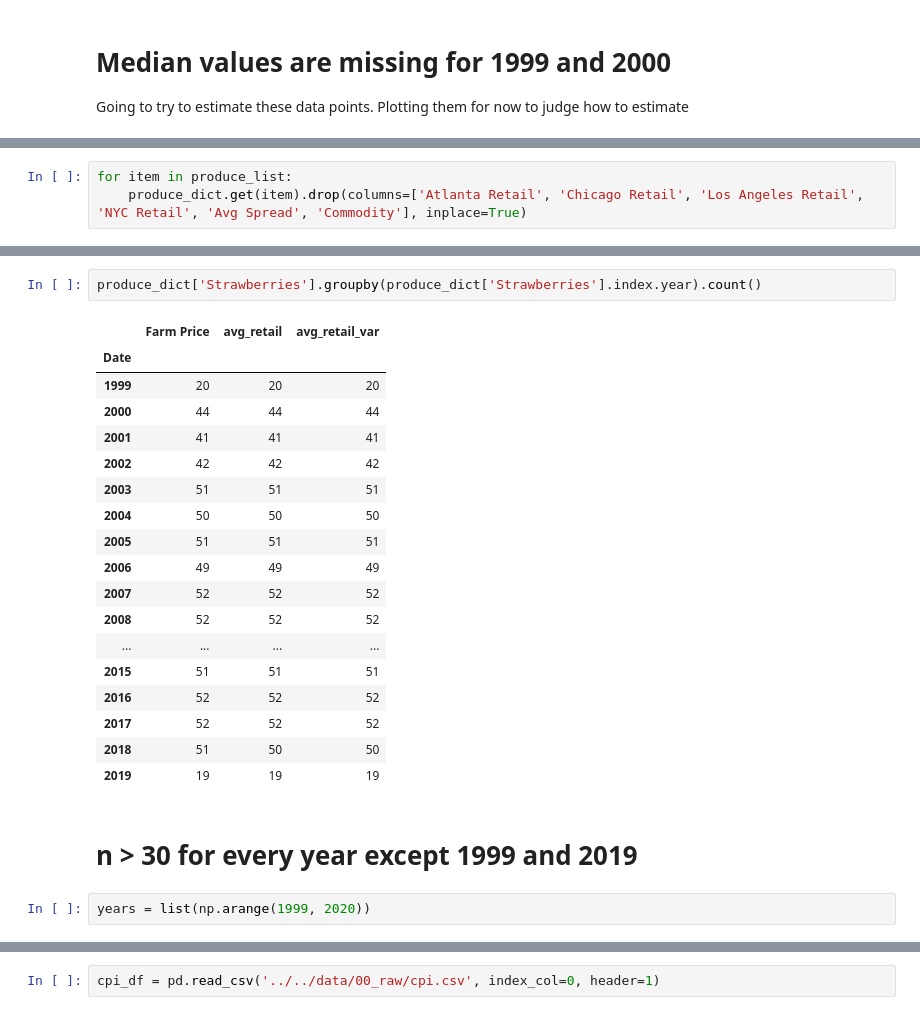
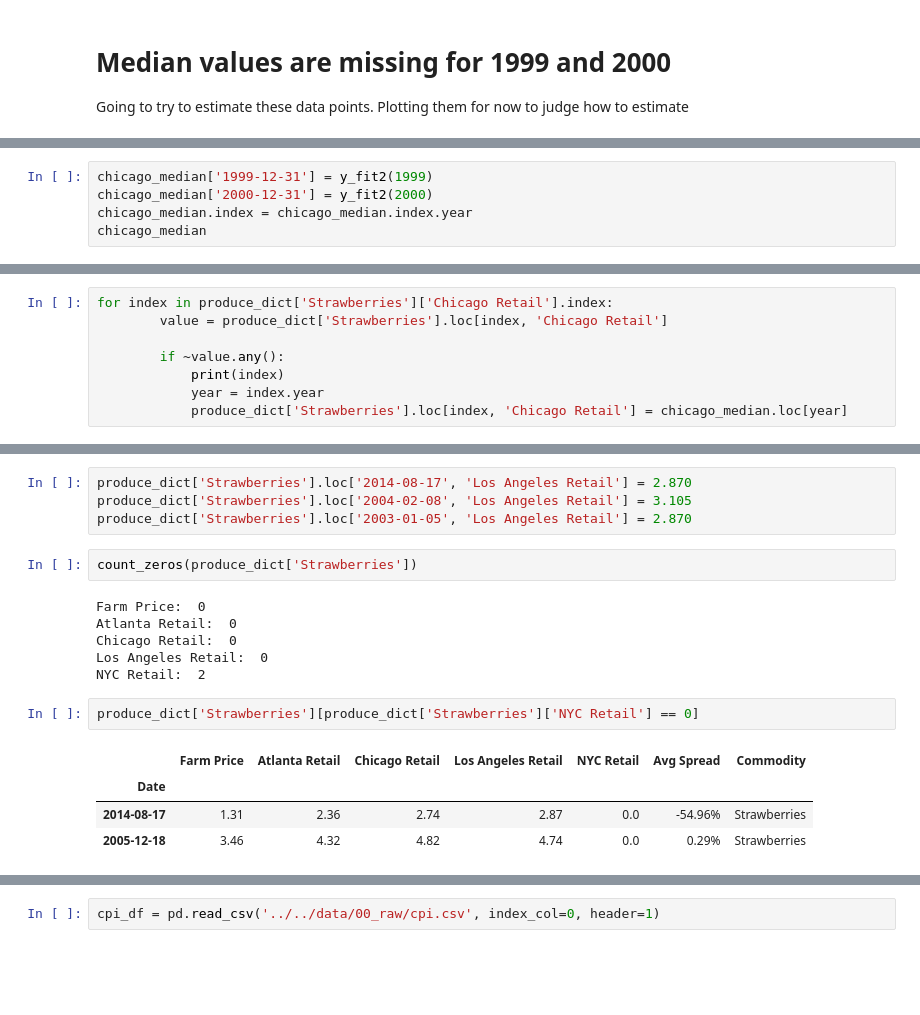
Before and after one commit to tim-christy/agriculture-price-analysis, a Jupyter notebook: notebooks/01_exploration/EDA.ipynb, the cells around one changed output, grey strips where cells are left out. Saved outputs shown, nothing was run; the diff lists cells and outputs as text; blank space fills up the shorter version.

Commit message:
fData was not clean. There are 22 df and only cleaned the strawberries df. Working on inflation

```diff
--- a/notebooks/01_exploration/EDA.ipynb
+++ b/notebooks/01_exploration/EDA.ipynb
@@ -184,0 +336,5 @@ for item in produce_list:
+# %%
+chicago_median['1999-12-31'] = y_fit2(1999)
+chicago_median['2000-12-31'] = y_fit2(2000)
+chicago_median.index = chicago_median.index.year
+chicago_median
@@ -184,0 +361,8 @@ for item in produce_list:
+# %%
+for index in produce_dict['Strawberries']['Chicago Retail'].index:
+        value = produce_dict['Strawberries'].loc[index, 'Chicago Retail']
+
+        if ~value.any():
+            print(index)
+            year = index.year
+            produce_dict['Strawberries'].loc[index, 'Chicago Retail'] = chicago_median.loc[year]
@@ -211,3 +420,0 @@ With the average retail and variance in place, I can drop all the other city ret
-# %%
-for item in produce_list:
-    produce_dict.get(item).drop(columns=['Atlanta Retail', 'Chicago Retail', 'Los Angeles Retail', 'NYC Retail', 'Avg Spread', 'Commodity'], inplace=True)
@@ -238,25 +429,19 @@ Checking to see if prices are normally distributed each year with a quantile-qua
+# %%
+produce_dict['Strawberries'].loc['2014-08-17', 'Los Angeles Retail'] = 2.870
+produce_dict['Strawberries'].loc['2004-02-08', 'Los Angeles Retail'] = 3.105
+produce_dict['Strawberries'].loc['2003-01-05', 'Los Angeles Retail'] = 2.870
+# %%
+count_zeros(produce_dict['Strawberries'])
+# %% [output]
+Farm Price:  0
+Atlanta Retail:  0
+Chicago Retail:  0
+Los Angeles Retail:  0
+NYC Retail:  2
 # %%
-produce_dict['Strawberries'].groupby(produce_dict['Strawberries'].index.year).count()
+produce_dict['Strawberries'][produce_dict['Strawberries']['NYC Retail'] == 0]
 # %% [output]
-|  | Farm Price | avg_retail | avg_retail_var |
-| Date |  |  |  |
-| 1999 | 20 | 20 | 20 |
-| 2000 | 44 | 44 | 44 |
-| 2001 | 41 | 41 | 41 |
-| 2002 | 42 | 42 | 42 |
-| 2003 | 51 | 51 | 51 |
-| 2004 | 50 | 50 | 50 |
-| 2005 | 51 | 51 | 51 |
-| 2006 | 49 | 49 | 49 |
-| 2007 | 52 | 52 | 52 |
-| 2008 | 52 | 52 | 52 |
-| ... | ... | ... | ... |
-| 2015 | 51 | 51 | 51 |
-| 2016 | 52 | 52 | 52 |
-| 2017 | 52 | 52 | 52 |
-| 2018 | 51 | 50 | 50 |
-| 2019 | 19 | 19 | 19 |
+|  | Farm Price | Atlanta Retail | Chicago Retail | Los Angeles Retail | NYC Retail | Avg Spread | Commodity |
+| Date |  |  |  |  |  |  |  |
+| 2014-08-17 | 1.31 | 2.36 | 2.74 | 2.87 | 0.0 | -54.96% | Strawberries |
+| 2005-12-18 | 3.46 | 4.32 | 4.82 | 4.74 | 0.0 | 0.29% | Strawberries |
-# %% [markdown]
-# n > 30 for every year except 1999 and 2019
-# %%
-years = list(np.arange(1999, 2020))
```
Also changed, not shown: parts of 65 cells of this notebook.
